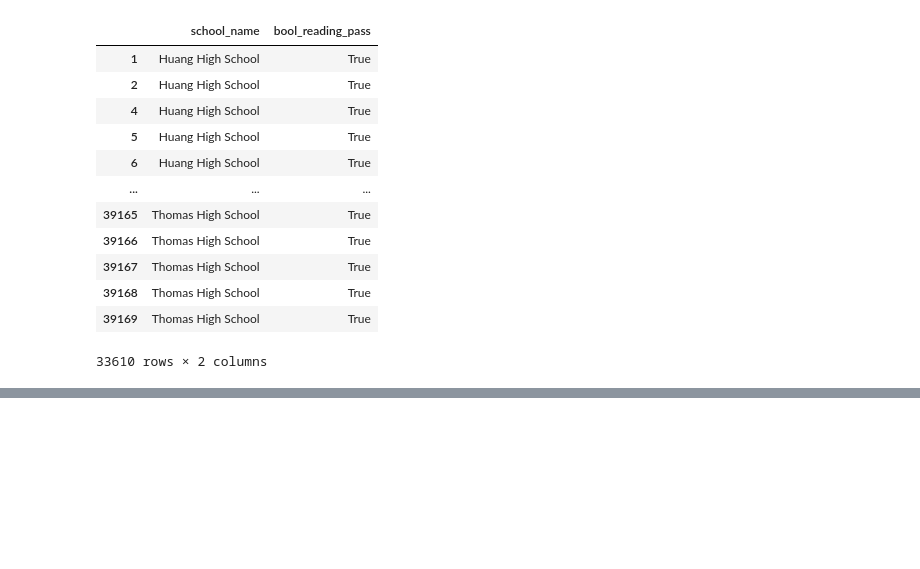
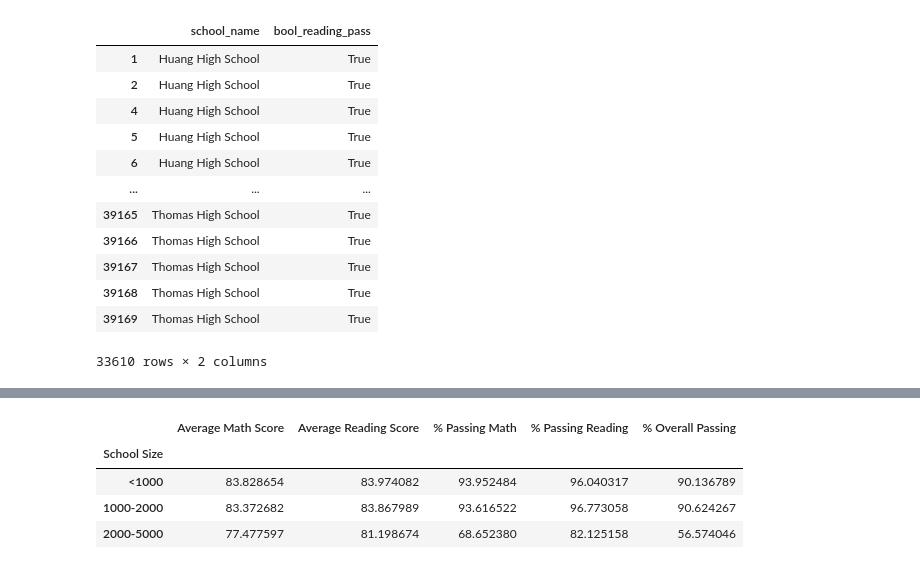
Before and after one commit to annabelcheong/pandas-challenge, a Jupyter notebook: PyCitySchools/school.ipynb, the cells around one changed output, grey strips where cells are left out. Drawn from its saved outputs; the diff is of its cells as text; code cells hidden in the pictures; blank space fills up the shorter version.

```diff
--- a/PyCitySchools/school.ipynb
+++ b/PyCitySchools/school.ipynb
@@ -794,0 +813,41 @@ avg_complete_df
+# %%
+#Scores by School Size
+
+#Take copy of raw complete df with bool columns added
+size_complete_df=complete_bool_df.copy()
+
+#-------
+#Binning school sizes (based on number of students)
+bins=[0,1000,2000,5000]
+group_names=["<1000","1000-2000","2000-5000"]
+
+size_complete_df["School Size"]=pd.cut(size_complete_df["size"], bins, labels=group_names, include_lowest=False)
+
+#Groupby the School Size Category
+size_complete_df=size_complete_df.groupby(["School Size"])
+
+#size_complete_df=size_complete_df.mean()
+size_complete_df=size_complete_df.mean()
+#--------
+#Change % Passing subjects from decimal to percentage values
+size_complete_df["bool_math_pass"]=size_complete_df["bool_math_pass"]*100
+size_complete_df["bool_reading_pass"]=size_complete_df["bool_reading_pass"]*100
+size_complete_df["bool_both_pass"]=size_complete_df["bool_both_pass"]*100
+#--------
+
+#####Editing for final size df#####
+#Rename columns
+size_edited_df=size_complete_df.rename(columns={"math_score":"Average Math Score","reading_score":"Average Reading Score","bool_math_pass":"% Passing Math","bool_reading_pass":"% Passing Reading","bool_both_pass":"% Overall Passing"})
+size_edited_df
+#Drop columns
+size_edited_df=size_edited_df.drop(columns={"Student ID","School ID","size","budget"})
+#Reorder columns
+size_edited_df=size_edited_df[["Average Math Score","Average Reading Score","% Passing Math","% Passing Reading", "% Overall Passing"]]
+
+size_edited_df
+# %% [output]
+|  | Average Math Score | Average Reading Score | % Passing Math | % Passing Reading | % Overall Passing |
+| School Size |  |  |  |  |  |
+| <1000 | 83.828654 | 83.974082 | 93.952484 | 96.040317 | 90.136789 |
+| 1000-2000 | 83.372682 | 83.867989 | 93.616522 | 96.773058 | 90.624267 |
+| 2000-5000 | 77.477597 | 81.198674 | 68.652380 | 82.125158 | 56.574046 |
```
Also changed, not shown: parts of 4 cells of this notebook.
